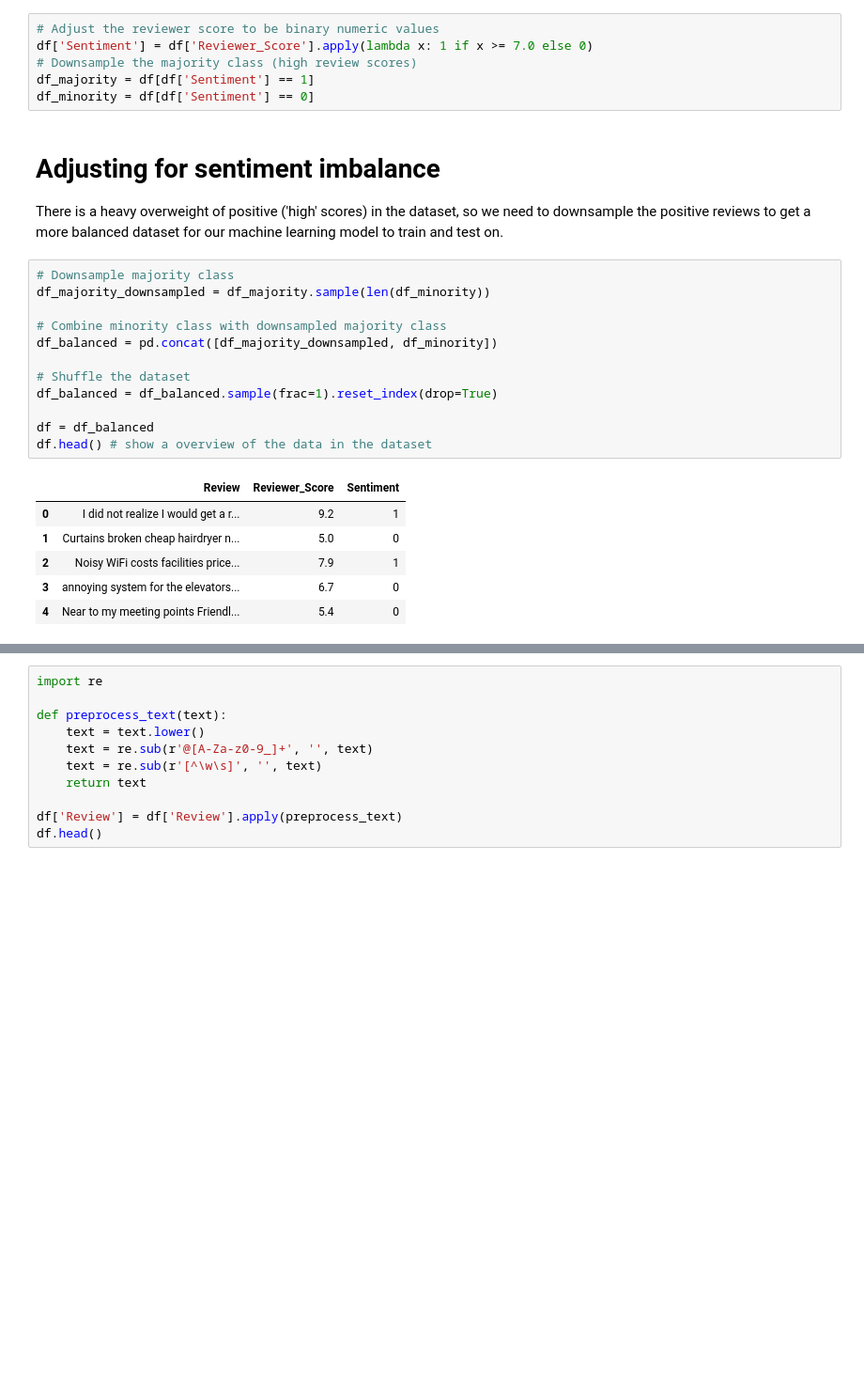
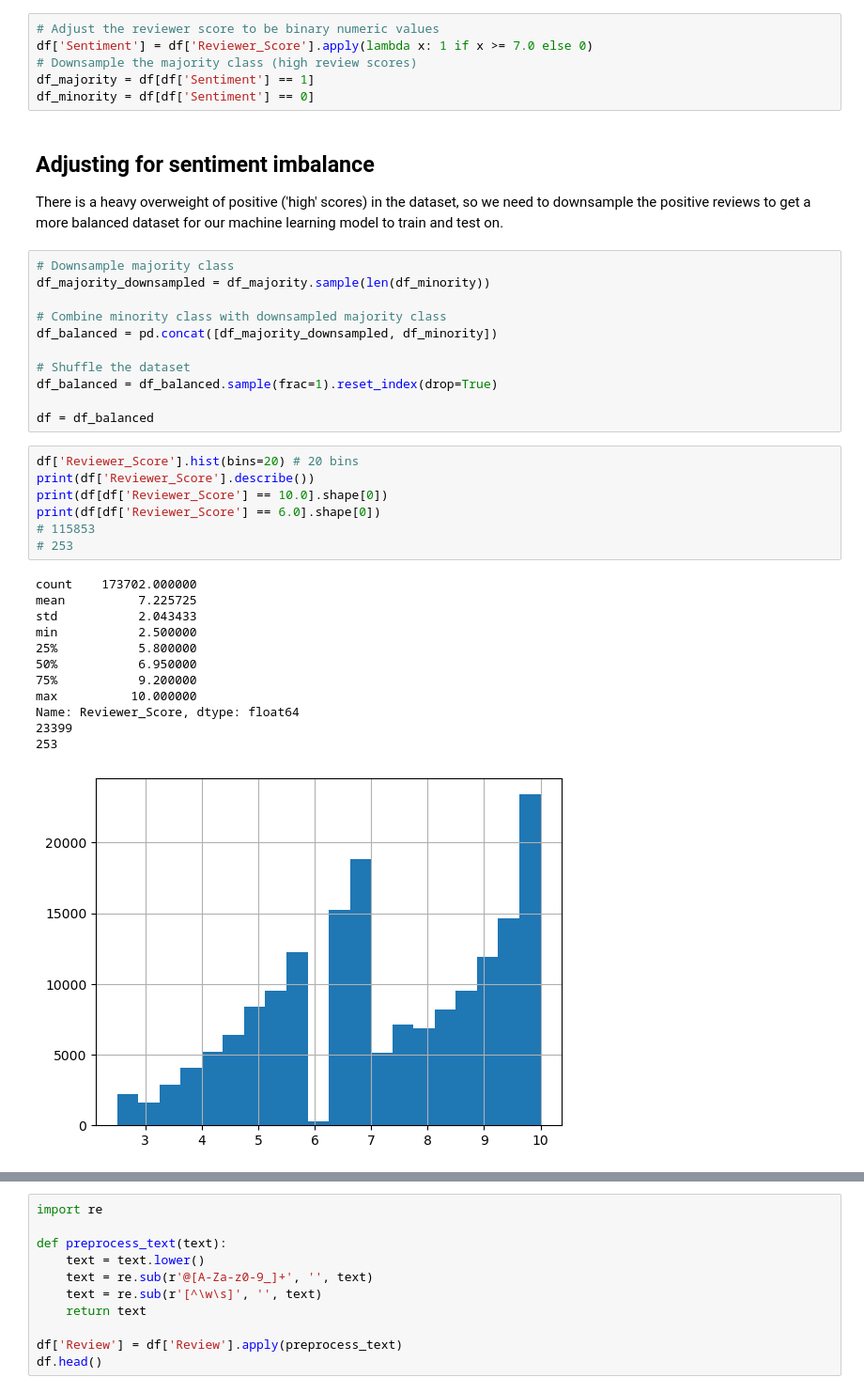
Before and after one commit to ranuru/machine-learning-exam, a Jupyter notebook: task1/notebook.ipynb, the cells around one changed output, grey strips where cells are left out. Shown at 94% size. Cells and saved outputs as stored; diff of their text form; blank space fills up the shorter version.

```diff
--- a/task1/notebook.ipynb
+++ b/task1/notebook.ipynb
@@ -96,7 +79,7 @@ df['Sentiment'] = df['Reviewer_Score'].apply(lambda x: 1 if x >= 7.0 else 0)
 df_majority = df[df['Sentiment'] == 1]
 df_minority = df[df['Sentiment'] == 0]
 # %% [markdown]
-# Adjusting for sentiment imbalance
+## **Adjusting for sentiment imbalance**
 There is a heavy overweight of positive ('high' scores) in the dataset, so we need to downsample the positive reviews to get a more balanced dataset for our machine learning model to train and test on.
 # %%
 # Downsample majority class
@@ -109,12 +92,24 @@ df_balanced = pd.concat([df_majority_downsampled, df_minority])
 df_balanced = df_balanced.sample(frac=1).reset_index(drop=True)
 
 df = df_balanced
-df.head() # show a overview of the data in the dataset
-# %% [output]
-|  | Review | Reviewer_Score | Sentiment |
-| 0 | I did not realize I would get a r... | 9.2 | 1 |
-| 1 | Curtains broken cheap hairdryer n... | 5.0 | 0 |
-| 2 | Noisy WiFi costs facilities price... | 7.9 | 1 |
-| 3 | annoying system for the elevators... | 6.7 | 0 |
-| 4 | Near to my meeting points Friendl... | 5.4 | 0 |
+# %%
+df['Reviewer_Score'].hist(bins=20) # 20 bins
+print(df['Reviewer_Score'].describe())
+print(df[df['Reviewer_Score'] == 10.0].shape[0])
+print(df[df['Reviewer_Score'] == 6.0].shape[0])
+# 115853
+# 253
+# %% [output]
+count    173702.000000
+mean          7.225725
+std           2.043433
+min           2.500000
+25%           5.800000
+50%           6.950000
+75%           9.200000
+max          10.000000
+Name: Reviewer_Score, dtype: float64
+23399
+253
+[figure, added]
 # %% [markdown]
```
Also changed, not shown: parts of 17 cells of this notebook.
